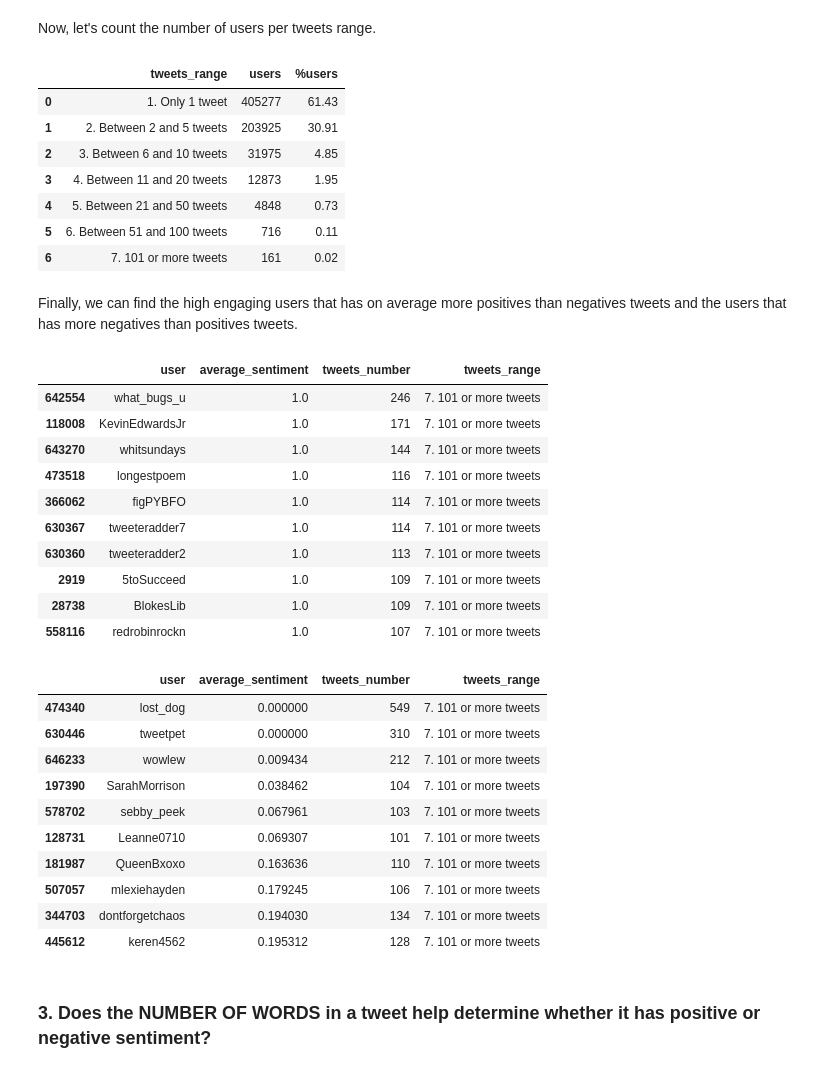
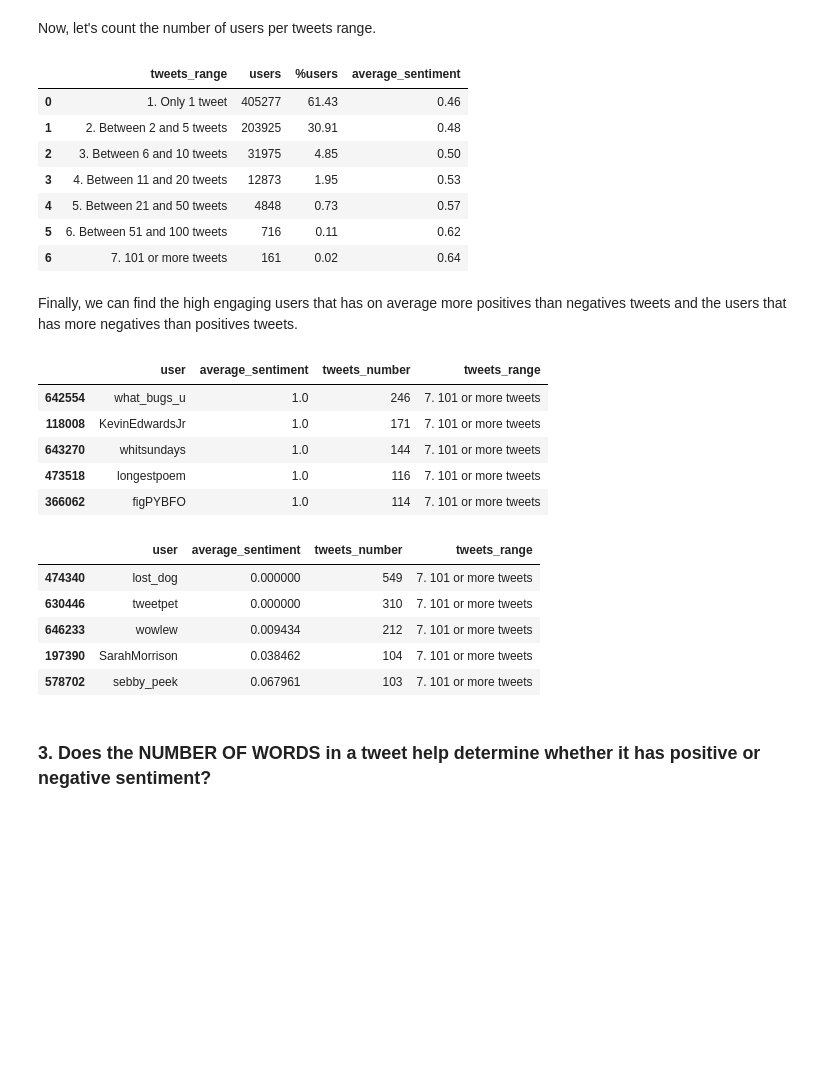
Before and after one commit to AndreGoncalves013/Twitter_Sentiment_Analysis, a Jupyter notebook: twitter_sentiment_analysis.ipynb, the cells around one changed output. Drawn from its saved outputs; the diff is of its cells as text; code cells hidden in the pictures; blank space fills up the shorter version.

```diff
--- a/twitter_sentiment_analysis.ipynb
+++ b/twitter_sentiment_analysis.ipynb
@@ -115,8 +115,12 @@ def twitter_text_cleaning(text):
   text = re.sub(r'@[A-Za-z]+', '', text)
   text = re.sub(r'@[-)]+', '', text)
   text = re.sub(r'#', '', text )
+  text = re.sub(r"http\S+", "", text)
   text = re.sub(r'https?\/\/\S+', '', text)
   text = re.sub(r'http?\/\/\S+', '', text)
+  text = re.sub(r'https?\/\/.*[\r\n]*', '', text)
+  text = re.sub(r'^https?\/\/.*[\r\n]*', '', text)
+  text = re.sub(r'^https?:\/\/.*[\r\n]*', '', text)
 
   return text
 
@@ -141,7 +145,7 @@ c) Removing stopwords
 # %%
 nltk.download('stopwords')
 stop_words = nltk.corpus.stopwords.words('english')
-stop_words.extend(['from', 'subject', 're', 'edu', 'use', 'will', 'aap', 'co', 'day', 'user', 'stock', 'today', 'week', 'year', 'https', 'amp'])
+stop_words.extend(['from', 'subject', 're', 'edu', 'use', 'will', 'aap', 'co', 'day', 'user', 'today', 'week', 'year', 'https', 'amp', 'lol', 'one'])
 print('Some examples of Stop Words: \n', stop_words[:10])
 # %% [output]
 Some examples of Stop Words:
@@ -210,7 +214,7 @@ plt.imshow(wc)
 First, let's count the number of tweets from a user.
 # %%
 sentiment_per_user_df = df.groupby('user').agg({'sentiment':'mean','text':'count'})\
-.reset_index().rename(columns={"sentiment": "average_sentiment", 'text' : 'tweets_number'})
+.reset_index().rename(columns={"sentiment": "sentiment_average", 'text' : 'tweets_number'})
 
 sentiment_per_user_df.head()
 # %% [output]
@@ -256,24 +260,25 @@ sentiment_per_user_df['tweets_range'] = sentiment_per_user_df['tweets_number'].a
 # %% [markdown]
 Now, let's count the number of users per tweets range.
 # %%
-tweets_range_df = sentiment_per_user_df.groupby('tweets_range').average_sentiment.count().reset_index()
-tweets_range_df = tweets_range_df.rename(columns={"average_sentiment": "users"})
+tweets_range_df = sentiment_per_user_df.groupby('tweets_range').agg({'tweets_number': 'count', 'sentiment_average': 'mean'}).reset_index()
+tweets_range_df = tweets_range_df.rename(columns={"tweets_number": "users"})
 tweets_range_df['%users'] = round(100*tweets_range_df['users']/tweets_range_df['users'].sum(),2)
-tweets_range_df
+tweets_range_df['sentiment_average'] = round(tweets_range_df['sentiment_average'],2)
+tweets_range_df[['tweets_range', 'users','%users', 'sentiment_average']]
 # %% [output]
-|  | tweets_range | users | %users |
-| 0 | 1. Only 1 tweet | 405277 | 61.43 |
-| 1 | 2. Between 2 and 5 tweets | 203925 | 30.91 |
-| 2 | 3. Between 6 and 10 tweets | 31975 | 4.85 |
-| 3 | 4. Between 11 and 20 tweets | 12873 | 1.95 |
-| 4 | 5. Between 21 and 50 tweets | 4848 | 0.73 |
-| 5 | 6. Between 51 and 100 tweets | 716 | 0.11 |
-| 6 | 7. 101 or more tweets | 161 | 0.02 |
+|  | tweets_range | users | %users | average_sentiment |
+| 0 | 1. Only 1 tweet | 405277 | 61.43 | 0.46 |
+| 1 | 2. Between 2 and 5 tweets | 203925 | 30.91 | 0.48 |
+| 2 | 3. Between 6 and 10 tweets | 31975 | 4.85 | 0.50 |
+| 3 | 4. Between 11 and 20 tweets | 12873 | 1.95 | 0.53 |
+| 4 | 5. Between 21 and 50 tweets | 4848 | 0.73 | 0.57 |
+| 5 | 6. Between 51 and 100 tweets | 716 | 0.11 | 0.62 |
+| 6 | 7. 101 or more tweets | 161 | 0.02 | 0.64 |
 # %% [markdown]
 Finally, we can find the high engaging users that has on average more positives than negatives tweets and the users that has more negatives than positives tweets.
 # %%
 sentiment_per_user_df[sentiment_per_user_df['tweets_range'] == '7. 101 or more tweets'] \
-.sort_values(["average_sentiment", "tweets_number"], ascending = (False, False)).head(10)
+.sort_values(["sentiment_average", "tweets_number"], ascending = (False, False)).head(5)
 # %% [output]
 |  | user | average_sentiment | tweets_number | tweets_range |
 | 642554 | what_bugs_u | 1.0 | 246 | 7. 101 or more tweets |
@@ -281,14 +286,9 @@ sentiment_per_user_df[sentiment_per_user_df['tweets_range'] == '7. 101 or more t
 | 643270 | whitsundays | 1.0 | 144 | 7. 101 or more tweets |
 | 473518 | longestpoem | 1.0 | 116 | 7. 101 or more tweets |
 | 366062 | figPYBFO | 1.0 | 114 | 7. 101 or more tweets |
-| 630367 | tweeteradder7 | 1.0 | 114 | 7. 101 or more tweets |
-| 630360 | tweeteradder2 | 1.0 | 113 | 7. 101 or more tweets |
-| 2919 | 5toSucceed | 1.0 | 109 | 7. 101 or more tweets |
-| 28738 | BlokesLib | 1.0 | 109 | 7. 101 or more tweets |
-| 558116 | redrobinrockn | 1.0 | 107 | 7. 101 or more tweets |
 # %%
 sentiment_per_user_df[sentiment_per_user_df['tweets_range'] == '7. 101 or more tweets'] \
-.sort_values(["average_sentiment", "tweets_number"], ascending = (True, False)).head(10)
+.sort_values(["sentiment_average", "tweets_number"], ascending = (True, False)).head(5)
 # %% [output]
 |  | user | average_sentiment | tweets_number | tweets_range |
 | 474340 | lost_dog | 0.000000 | 549 | 7. 101 or more tweets |
@@ -296,11 +296,6 @@ sentiment_per_user_df[sentiment_per_user_df['tweets_range'] == '7. 101 or more t
 | 646233 | wowlew | 0.009434 | 212 | 7. 101 or more tweets |
 | 197390 | SarahMorrison | 0.038462 | 104 | 7. 101 or more tweets |
 | 578702 | sebby_peek | 0.067961 | 103 | 7. 101 or more tweets |
-| 128731 | Leanne0710 | 0.069307 | 101 | 7. 101 or more tweets |
-| 181987 | QueenBxoxo | 0.163636 | 110 | 7. 101 or more tweets |
-| 507057 | mlexiehayden | 0.179245 | 106 | 7. 101 or more tweets |
-| 344703 | dontforgetchaos | 0.194030 | 134 | 7. 101 or more tweets |
-| 445612 | keren4562 | 0.195312 | 128 | 7. 101 or more tweets |
 # %% [markdown]
 ### 3. Does the NUMBER OF WORDS in a tweet help determine whether it has positive or negative sentiment?
 # %%
```
Also changed, not shown: parts of 22 cells of this notebook, 2 other files.
